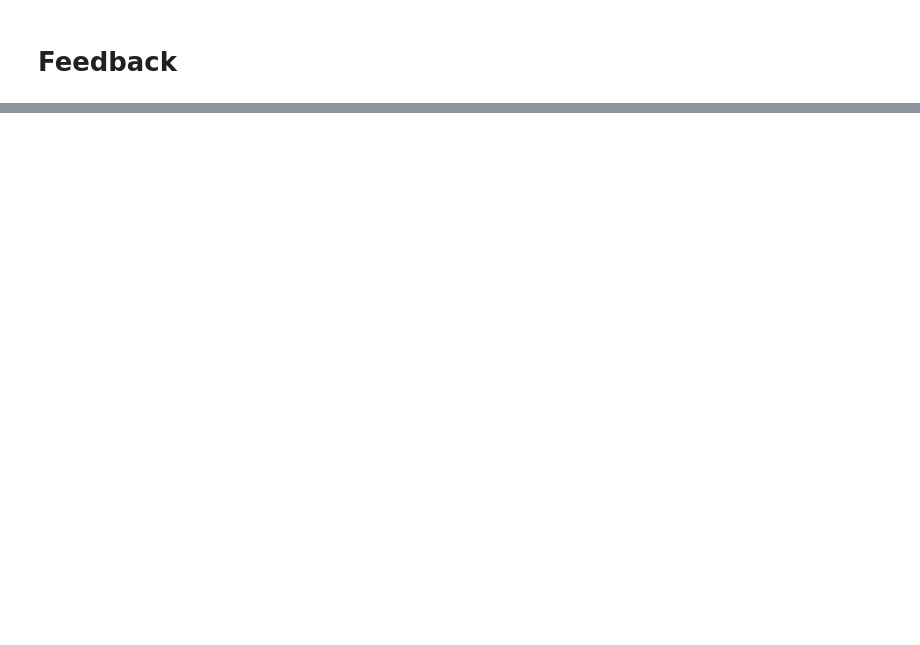
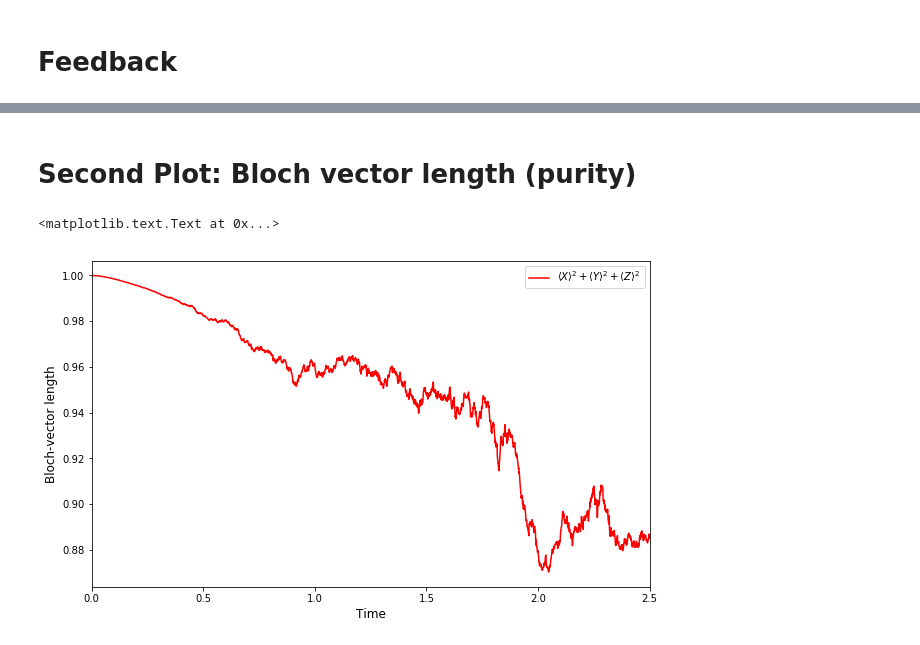
Before and after one commit to thiennm/ASCC, a Jupyter notebook: Shibei_ASCC.ipynb, the cells around one changed output, grey strips where cells are left out. Drawn from its saved outputs; the diff is of its cells as text; code cells hidden in the pictures; blank space fills up the shorter version.

```diff
--- a/Shibei_ASCC.ipynb
+++ b/Shibei_ASCC.ipynb
@@ -181,0 +179,13 @@ Total run time: 275.76s
+# %% [markdown]
+# Second Plot: Bloch vector length (purity)
+# %%
+r = n_1**2 + n_2**2 + n_3**2
+fig, axes = plt.subplots(1,1, figsize=(10,6))
+axes.plot(tlist, r,'r',label=r'$\langle X \rangle^2 + \langle Y \rangle^2 + \langle Z \rangle^2 $')
+axes.legend(loc=0)
+axes.set_xlim([tlist[0], tlist[tlist.size - 1]])
+axes.set_xlabel('Time', fontsize=12)
+axes.set_ylabel('Bloch-vector length', fontsize=12)
+# %% [output]
+<matplotlib.text.Text at 0x...>
+[figure, added]
```
Also changed, not shown: parts of 6 cells of this notebook.
